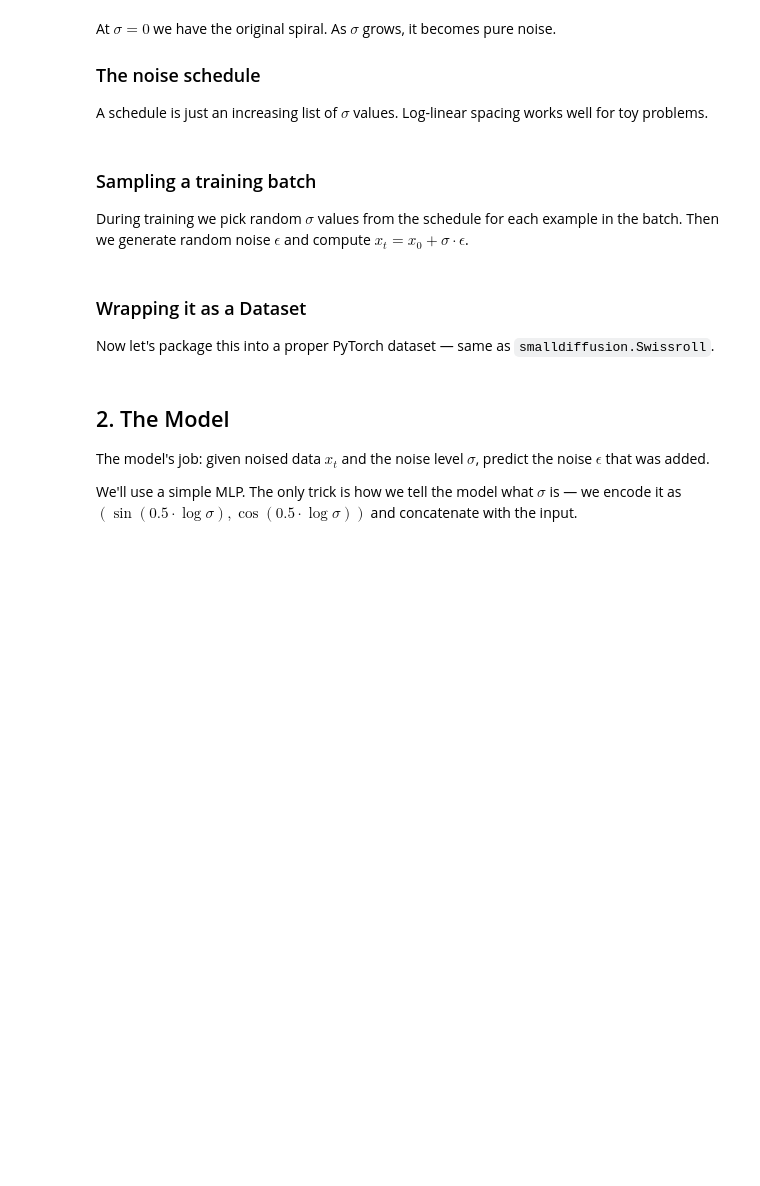
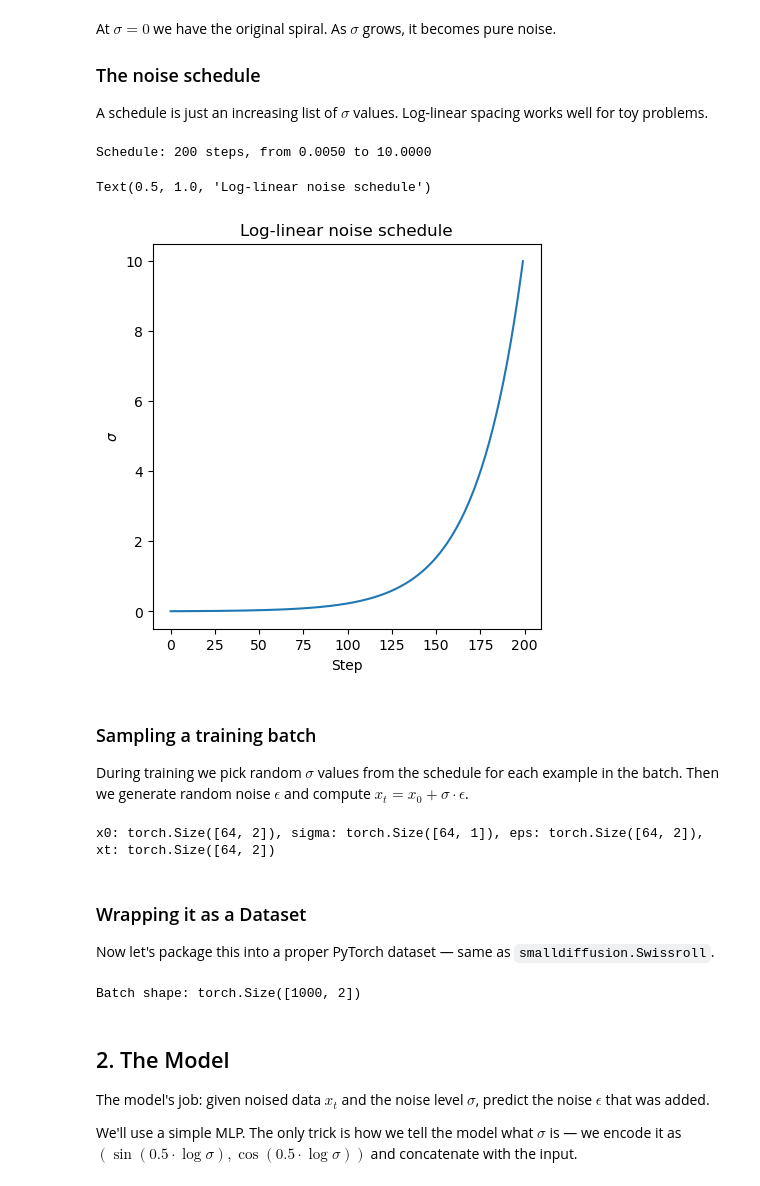
Before and after one commit to HangenYuu/smalldiffusion, a Jupyter notebook: examples/walkthrough.ipynb, the cells around one changed output. Drawn from its saved outputs; the diff is of its cells as text; code cells hidden in the pictures; blank space fills up the shorter version.

```diff
--- a/examples/walkthrough.ipynb
+++ b/examples/walkthrough.ipynb
@@ -13,3 +13,7 @@ from itertools import pairwise
 %matplotlib inline
 plt.rcParams['figure.figsize'] = (5, 5)
 plt.rcParams['figure.dpi'] = 100
+
+device = torch.device('cuda' if torch.cuda.is_available() else 'cpu')
+torch.set_float32_matmul_precision("high")
+print(f"Using device: {device}")
@@ -56,12 +72,19 @@ A schedule is just an increasing list of $\sigma$ values. Log-linear spacing wor
 # %%
 # Create a log-linear schedule: N sigma values from sigma_min to sigma_max
 N_schedule = 200
 sigma_min, sigma_max = 0.005, 10.0
-sigmas = torch.logspace(math.log10(sigma_min), math.log10(sigma_max), N_schedule)
-print(f'Schedule: {len(sigmas)} steps, from {sigmas[0]:.4f} to {sigmas[-1]:.4f}')
-plt.plot(sigmas.numpy())
-plt.xlabel('Step'); plt.ylabel('$\\sigma$')
-plt.title('Log-linear noise schedule');
+sigmas = torch.logspace(math.log10(sigma_min), math.log10(sigma_max), N_schedule).to(
+    device
+)
+print(f"Schedule: {len(sigmas)} steps, from {sigmas[0]:.4f} to {sigmas[-1]:.4f}")
+plt.plot(sigmas.cpu().numpy())
+plt.xlabel("Step")
+plt.ylabel("$\\sigma$")
+plt.title("Log-linear noise schedule")
+# %% [output]
+Schedule: 200 steps, from 0.0050 to 10.0000
+Text(0.5, 1.0, 'Log-linear noise schedule')
+[figure, added]
 # %% [markdown]
 ### Sampling a training batch
 
@@ -72,7 +95,7 @@ Then we generate random noise $\epsilon$ and compute $x_t = x_0 + \sigma \cdot \
 batch_size = 64
 # Pick random data points (with replacement, as a DataLoader would)
 idx = torch.randint(0, len(points), (batch_size,))
-x0 = points[idx]
+x0 = points[idx].to(device)
 
 # Pick random sigma for each sample
 sigma_idx = torch.randint(0, len(sigmas), (batch_size,))
@@ -82,26 +105,35 @@ sigma = sigmas[sigma_idx].unsqueeze(1)  # shape: (batch_size, 1) for broadcastin
 eps = torch.randn_like(x0)
 xt = x0 + sigma * eps
 
-print(f'x0: {x0.shape}, sigma: {sigma.shape}, eps: {eps.shape}, xt: {xt.shape}')
+print(f"x0: {x0.shape}, sigma: {sigma.shape}, eps: {eps.shape}, xt: {xt.shape}")
+# %% [output]
+x0: torch.Size([64, 2]), sigma: torch.Size([64, 1]), eps: torch.Size([64, 2]), xt: torch.Size([64, 2])
 # %% [markdown]
 ### Wrapping it as a Dataset
 
 Now let's package this into a proper PyTorch dataset — same as `smalldiffusion.Swissroll`.
 # %%
 from torch.utils.data import Dataset, DataLoader
+
 
 class Spiral(Dataset):
     def __init__(self, tmin, tmax, N):
         t = tmin + torch.linspace(0, 1, N) * tmax
         self.vals = torch.stack([t * torch.cos(t) / tmax, t * torch.sin(t) / tmax]).T
 
-    def __len__(self): return len(self.vals)
-    def __getitem__(self, i): return self.vals[i]
+    def __len__(self):
+        return len(self.vals)
 
-dataset = Spiral(np.pi/2, 5*np.pi, 1000)
+    def __getitem__(self, i):
+        return self.vals[i]
+
+
+dataset = Spiral(np.pi / 2, 5 * np.pi, 1000)
 loader = DataLoader(dataset, batch_size=2048)
 batch = next(iter(loader))
-print(f'Batch shape: {batch.shape}')
+print(f"Batch shape: {batch.shape}")
+# %% [output]
+Batch shape: torch.Size([1000, 2])
 # %% [markdown]
 ## 2. The Model
 
```
Also changed, not shown: parts of 28 cells of this notebook.
